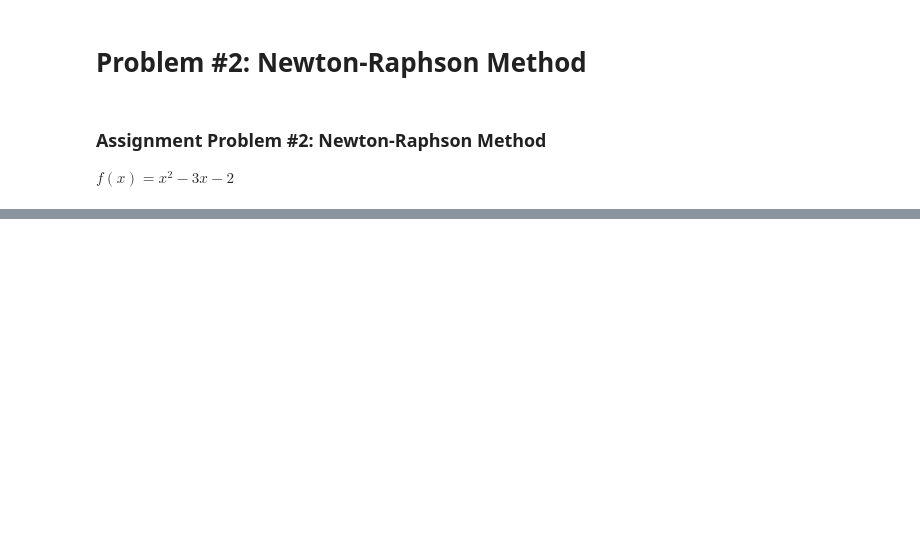
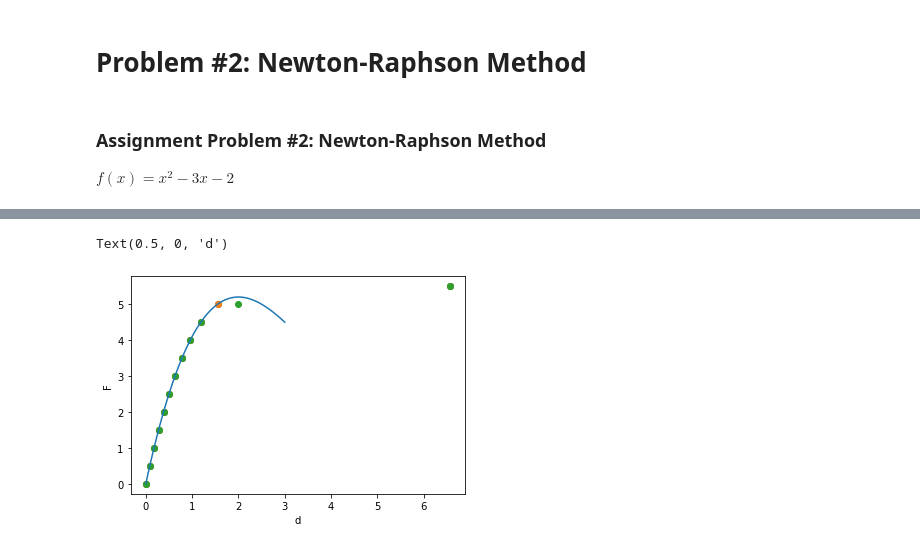
Before and after one commit to santiagoelawad/Optimization-Theory, a Jupyter notebook: Machine Problem Assignment 1.ipynb, the cells around one changed output, grey strips where cells are left out. Drawn from its saved outputs; the diff is of its cells as text; code cells hidden in the pictures; blank space fills up the shorter version.

```diff
--- a/Machine Problem Assignment 1.ipynb
+++ b/Machine Problem Assignment 1.ipynb
@@ -177,0 +199,3 @@ iter = 4 x = [1.00001526]
+# %%
+F_iterations = np.arange(0,max(F_analytical)+0.32, 0.5)
+F_iterations
@@ -177,0 +204,6 @@ iter = 4 x = [1.00001526]
+# %%
+#Running Fixed Point Method
+xlist_fixpoint = []
+for i in range(len(F_iterations)):
+    userFunc = lambda x: np.array([(-0.2 * (x[0]**3) + 2.1 * (x[0]**2) + F_iterations[i])/6])
+    xlist_fixpoint.append(my_fixed_point(userFunc,[0],10**-8,100))
@@ -177,0 +228,15 @@ iter = 4 x = [1.00001526]
+# %%
+#Running Newton-Raphson Method:
+xlist_NR = []
+for i in range(len(F_iterations)):
+    userFunc = lambda x: np.array([(0.2 * (x[0]**3) - 2.1 * (x[0]**2) + 6*x[0] - F_iterations[i])])
+    diff_userFunc = lambda x: np.array([0.6 * (x[0]**2) - 4.2 * (x[0]) + 6])
+    xlist_NR.append(my_Newton_Raphson(userFunc,diff_userFunc,[0],10**-8,100))
+# %%
+#Running Modified Newton-Raphson Method:
+xlist_MNR = []
+for i in range(len(F_iterations)):
+    userFunc = lambda x: np.array([(0.2 * (x[0]**3) - 2.1 * (x[0]**2) + 6*x[0] - F_iterations[i])])
+    diff_userFunc = lambda x: np.array([0.6 * (x[0]**2) - 4.2 * (x[0]) + 6])
+    diff2_userFunc = lambda x: np.array([1.2 * (x[0]) - 4.2])
+    xlist_MNR.append(my_initial_Newton_Raphson(userFunc,diff_userFunc,diff2_userFunc,[0],10**-8,100))
@@ -177,0 +261,11 @@ iter = 4 x = [1.00001526]
+# %%
+plt.figure(1)
+plt.plot(d,F_analytical)
+plt.scatter(xlist_fixpoint,F_iterations)
+plt.scatter(xlist_NR,F_iterations)
+plt.scatter(xlist_MNR,F_iterations)
+plt.ylabel('F')
+plt.xlabel('d')
+# %% [output]
+Text(0.5, 0, 'd')
+[figure, added]
```
Also changed, not shown: parts of 14 cells of this notebook.
